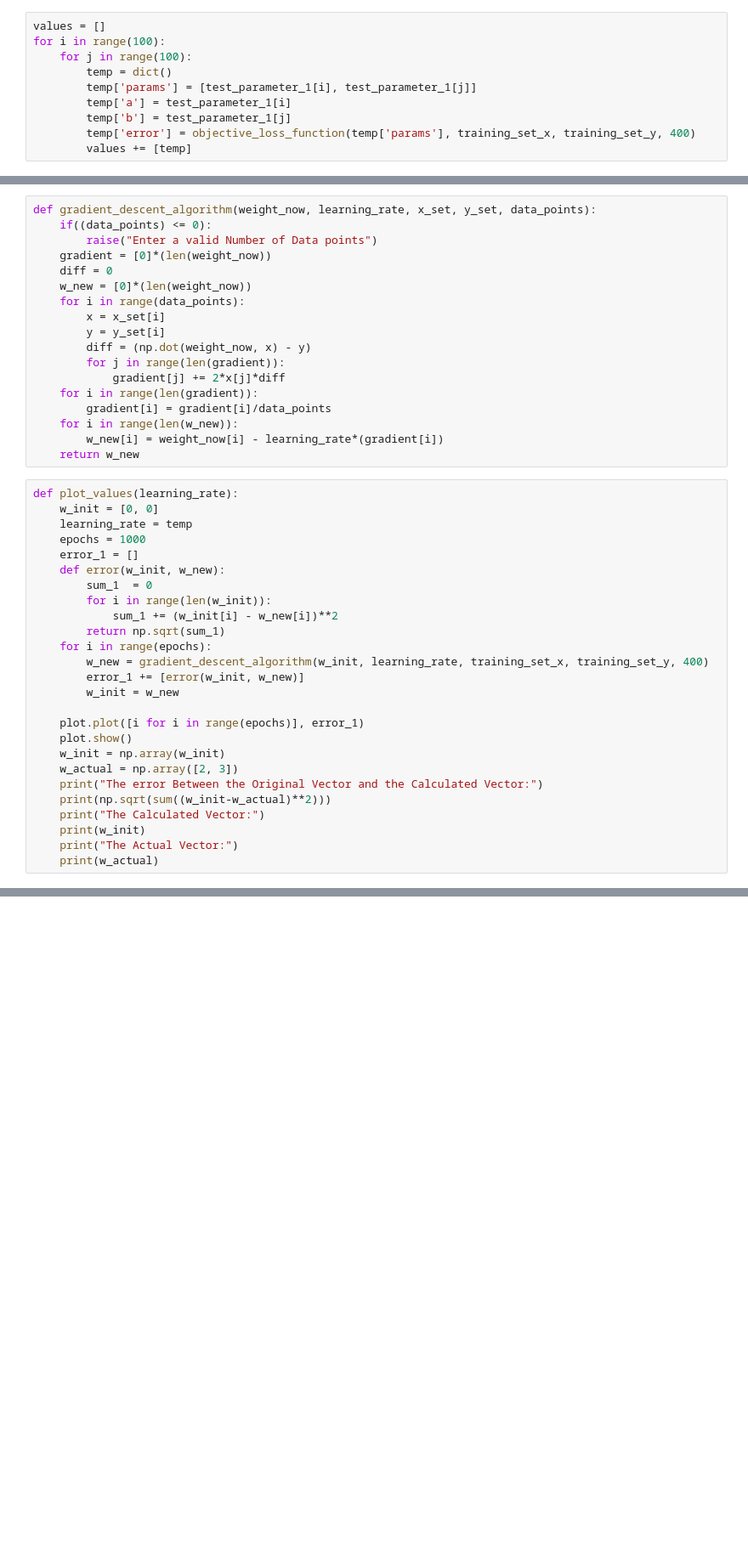
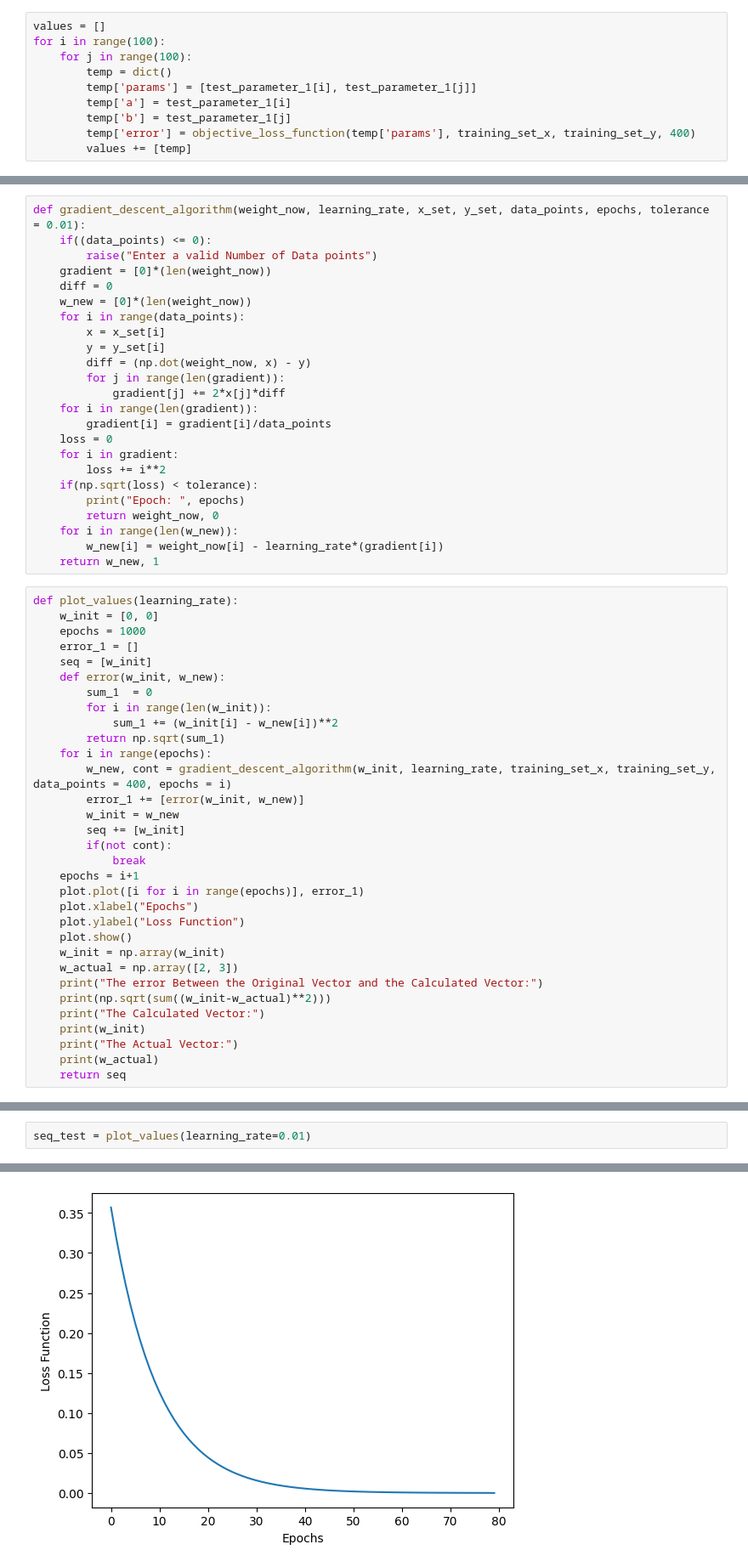
Before and after one commit to siddik11803-IIITH/Deep-Learning-Assignment-1, a Jupyter notebook: Question - 1/main.ipynb, the cells around one changed output, grey strips where cells are left out. Shown at 85% size. Saved outputs shown, nothing was run; the diff lists cells and outputs as text; blank space fills up the shorter version.

Commit message:
Loss Function is a problem in gd function

```diff
--- a/Question - 1/main.ipynb
+++ b/Question - 1/main.ipynb
@@ -183,5 +129,5 @@ plot.savefig('./error_plot.png')
 # %%
-def gradient_descent_algorithm(weight_now, learning_rate, x_set, y_set, data_points):
+def gradient_descent_algorithm(weight_now, learning_rate, x_set, y_set, data_points, epochs, tolerance = 0.01):
     if((data_points) <= 0):
         raise("Enter a valid Number of Data points")
     gradient = [0]*(len(weight_now))
@@ -195,26 +141,37 @@ def gradient_descent_algorithm(weight_now, learning_rate, x_set, y_set, data_poi
             gradient[j] += 2*x[j]*diff
     for i in range(len(gradient)):
         gradient[i] = gradient[i]/data_points
+    loss = 0
+    for i in gradient:
+        loss += i**2
+    if(np.sqrt(loss) < tolerance):
+        print("Epoch: ", epochs)
+        return weight_now, 0
     for i in range(len(w_new)):
         w_new[i] = weight_now[i] - learning_rate*(gradient[i])
-    return w_new
+    return w_new, 1
 # %%
 def plot_values(learning_rate):
     w_init = [0, 0]
-    learning_rate = temp
     epochs = 1000
     error_1 = []
+    seq = [w_init]
     def error(w_init, w_new):
         sum_1  = 0
         for i in range(len(w_init)):
             sum_1 += (w_init[i] - w_new[i])**2
         return np.sqrt(sum_1)
     for i in range(epochs):
-        w_new = gradient_descent_algorithm(w_init, learning_rate, training_set_x, training_set_y, 400)
+        w_new, cont = gradient_descent_algorithm(w_init, learning_rate, training_set_x, training_set_y, data_points = 400, epochs = i)
         error_1 += [error(w_init, w_new)]
         w_init = w_new
-
+        seq += [w_init]
+        if(not cont):
+            break
+    epochs = i+1
     plot.plot([i for i in range(epochs)], error_1)
+    plot.xlabel("Epochs")
+    plot.ylabel("Loss Function")
     plot.show()
     w_init = np.array(w_init)
     w_actual = np.array([2, 3])
@@ -224,3 +181,4 @@ def plot_values(learning_rate):
     print(w_init)
     print("The Actual Vector:")
     print(w_actual)
+    return seq
@@ -261,0 +187,3 @@ The Actual Vector:
+# %%
+seq_test = plot_values(learning_rate=0.01)
+# %% [output]
@@ -261,0 +191 @@ The Actual Vector:
+[figure, added]
```
Also changed, not shown: parts of 28 cells of this notebook, 2 other files.
